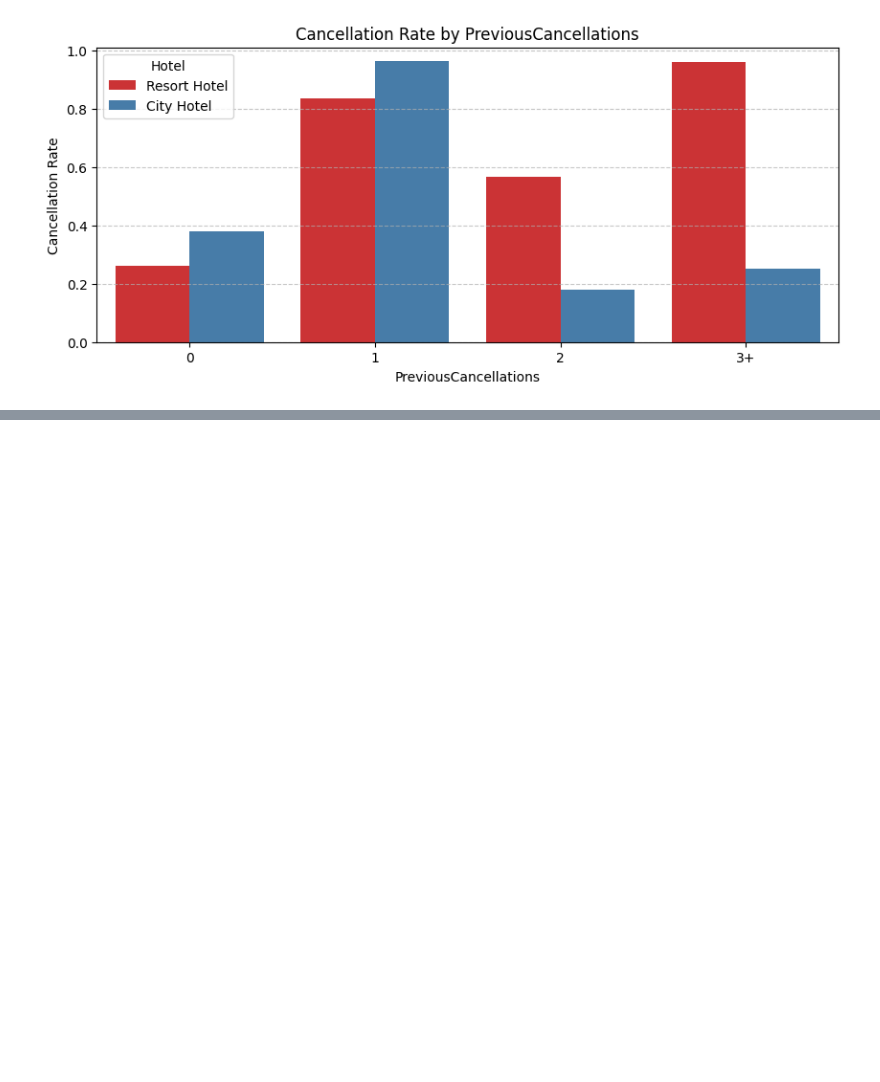
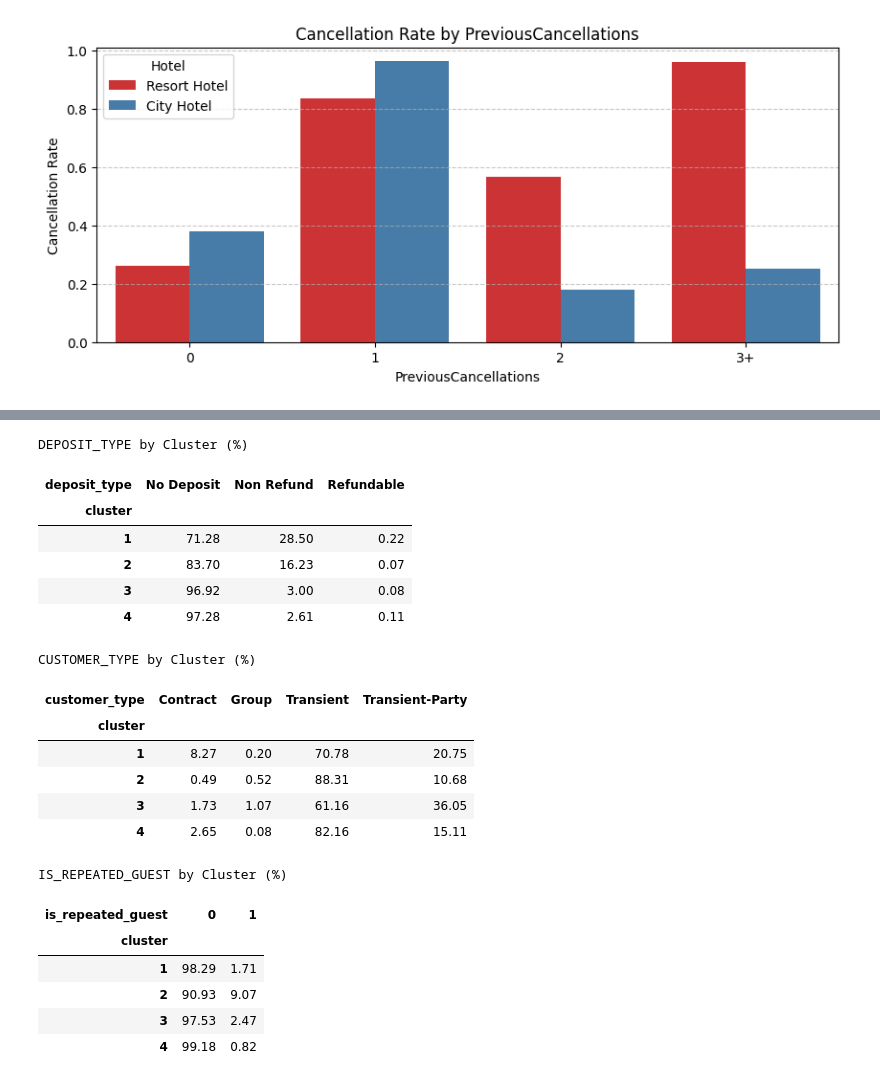
Before and after one commit to sylle321/Hotel_booking, a Jupyter notebook: Descriptive_Code.ipynb, the cells around one changed output, grey strips where cells are left out. Cells and saved outputs as stored; diff of their text form; code cells hidden in the pictures; blank space fills up the shorter version.

```diff
--- a/Descriptive_Code.ipynb
+++ b/Descriptive_Code.ipynb
@@ -619,0 +634,41 @@ plt.show()
+# %%
+# Calculate categorical distributions by cluster
+categorical_features = [
+    'deposit_type',
+    'customer_type',
+    'is_repeated_guest'
+]
+
+for feature in categorical_features:
+
+    print(f"\n{feature.upper()} by Cluster (%)")
+
+    distribution = pd.crosstab(
+        df_sample['cluster'],
+        df_sample[feature],
+        normalize='index'
+    ) * 100
+
+    display(distribution.round(2))
+# %% [output]
+DEPOSIT_TYPE by Cluster (%)
+| deposit_type | No Deposit | Non Refund | Refundable |
+| cluster |  |  |  |
+| 1 | 71.28 | 28.50 | 0.22 |
+| 2 | 83.70 | 16.23 | 0.07 |
+| 3 | 96.92 | 3.00 | 0.08 |
+| 4 | 97.28 | 2.61 | 0.11 |
+CUSTOMER_TYPE by Cluster (%)
+| customer_type | Contract | Group | Transient | Transient-Party |
+| cluster |  |  |  |  |
+| 1 | 8.27 | 0.20 | 70.78 | 20.75 |
+| 2 | 0.49 | 0.52 | 88.31 | 10.68 |
+| 3 | 1.73 | 1.07 | 61.16 | 36.05 |
+| 4 | 2.65 | 0.08 | 82.16 | 15.11 |
+IS_REPEATED_GUEST by Cluster (%)
+| is_repeated_guest | 0 | 1 |
+| cluster |  |  |
+| 1 | 98.29 | 1.71 |
+| 2 | 90.93 | 9.07 |
+| 3 | 97.53 | 2.47 |
+| 4 | 99.18 | 0.82 |
```
Also changed, not shown: parts of 7 cells of this notebook.
